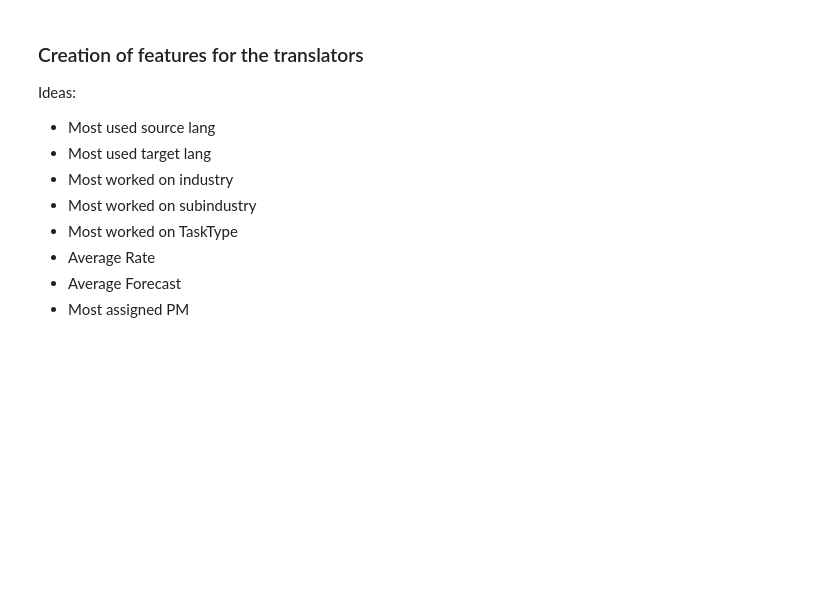
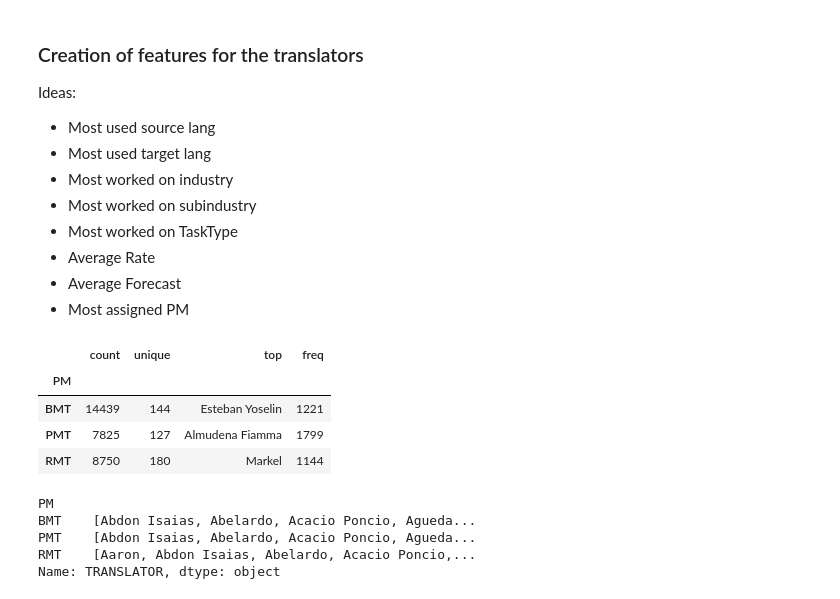
Before and after one commit to tomiock/TARS, a Jupyter notebook: notebooks/translator_enhanced.ipynb, the cells around one changed output. Drawn from its saved outputs; the diff is of its cells as text; code cells hidden in the pictures; blank space fills up the shorter version.

```diff
--- a/notebooks/translator_enhanced.ipynb
+++ b/notebooks/translator_enhanced.ipynb
@@ -91,3 +92,20 @@ Ideas:
 - Average Rate
 - Average Forecast
 - Most assigned PM
+# %%
+df_tasks.groupby('PM', group_keys=True)['TRANSLATOR'].describe()
+# %% [output]
+|  | count | unique | top | freq |
+| PM |  |  |  |  |
+| BMT | 14439 | 144 | Esteban Yoselin | 1221 |
+| PMT | 7825 | 127 | Almudena Fiamma | 1799 |
+| RMT | 8750 | 180 | Markel | 1144 |
+# %%
+unique_translators = df_tasks.groupby('PM', group_keys=True)['TRANSLATOR'].apply(lambda x: list(np.unique(x)))
+unique_translators
+# %% [output]
+PM
+BMT    [Abdon Isaias, Abelardo, Acacio Poncio, Agueda...
+PMT    [Abdon Isaias, Abelardo, Acacio Poncio, Agueda...
+RMT    [Aaron, Abdon Isaias, Abelardo, Acacio Poncio,...
+Name: TRANSLATOR, dtype: object
```
Also changed, not shown: parts of 6 cells of this notebook, 3 other files.
